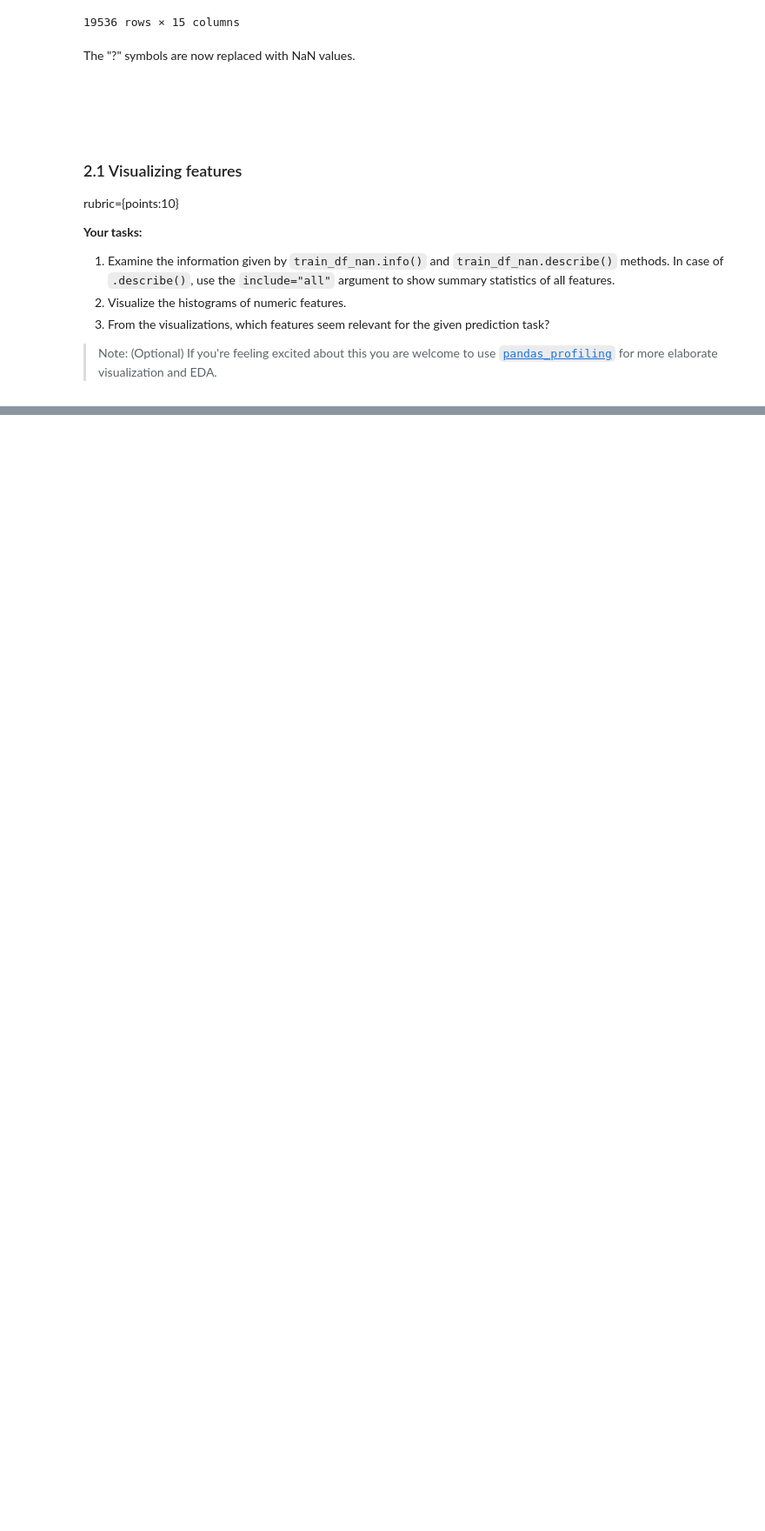
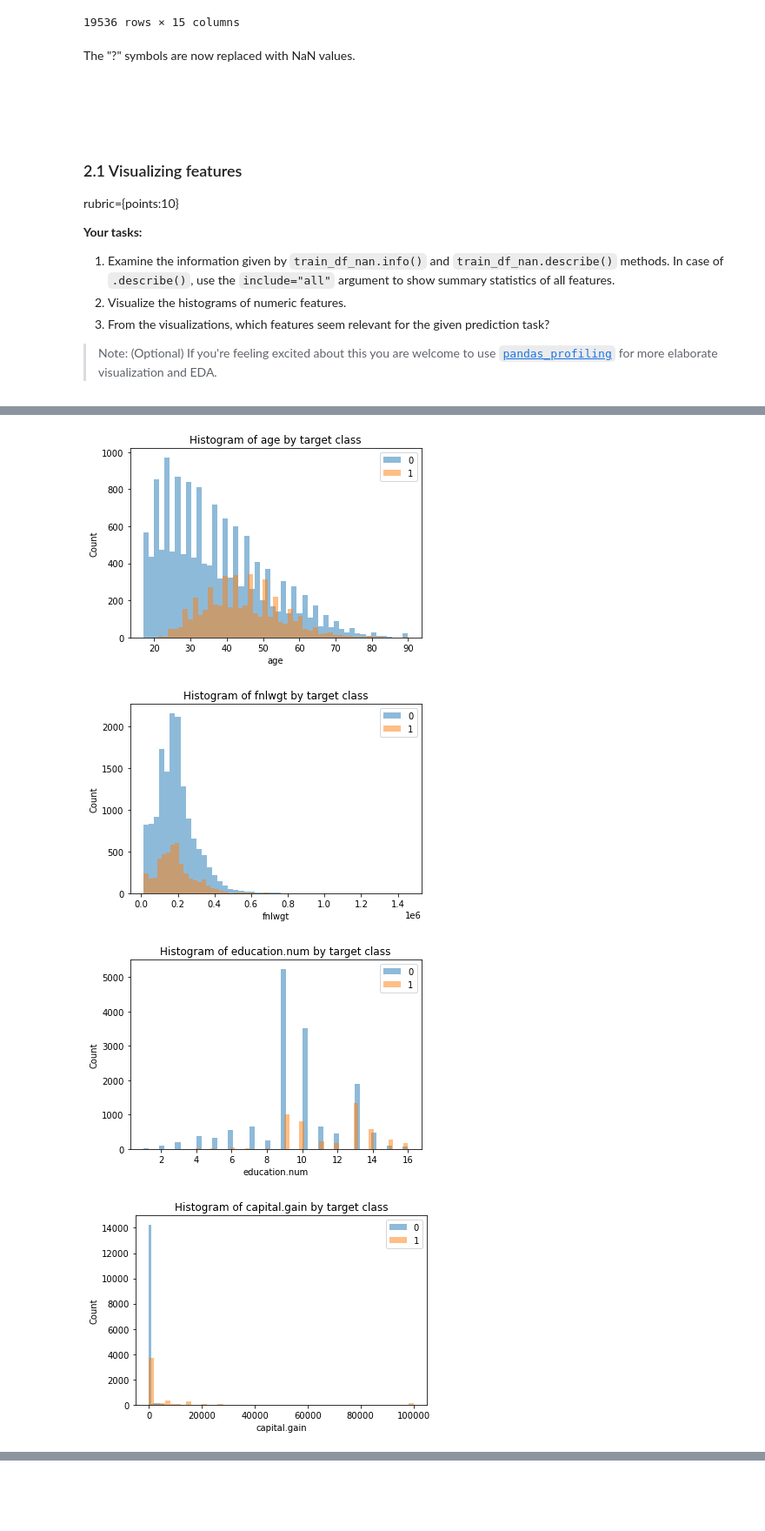
Before and after one commit to benhuckell/cpsc330, a Jupyter notebook: hw/hw3/hw3.ipynb, the cells around one changed output, grey strips where cells are left out. Shown at 87% size. Cells and saved outputs as stored; diff of their text form; code cells hidden in the pictures; blank space fills up the shorter version.

```diff
--- a/hw/hw3/hw3.ipynb
+++ b/hw/hw3/hw3.ipynb
@@ -196,0 +196,18 @@ From these histograms, we can get a general impression regarding how relevant ea
+# %%
+# Now we can also compare based on target class
+negative_examples = train_df_nan.query("income == '<=50K'")
+positive_examples = train_df_nan.query("income == '>50K'")
+
+for feature in ["age", "fnlwgt", "education.num", "capital.gain", "capital.loss", "hours.per.week"]:
+    plt.hist(negative_examples[feature], bins = 50, alpha=0.5, label = "0")
+    plt.hist(positive_examples[feature], bins = 50, alpha=0.5, label = "1")
+    plt.title("Histogram of " + feature + " by target class")
+    plt.xlabel(feature)
+    plt.ylabel("Count")
+    plt.legend()
+    plt.show()
+# %% [output]
+[figure, added]
+[figure, added]
+[figure, added]
+[figure, added]
```
Also changed, not shown: parts of 20 cells of this notebook.
